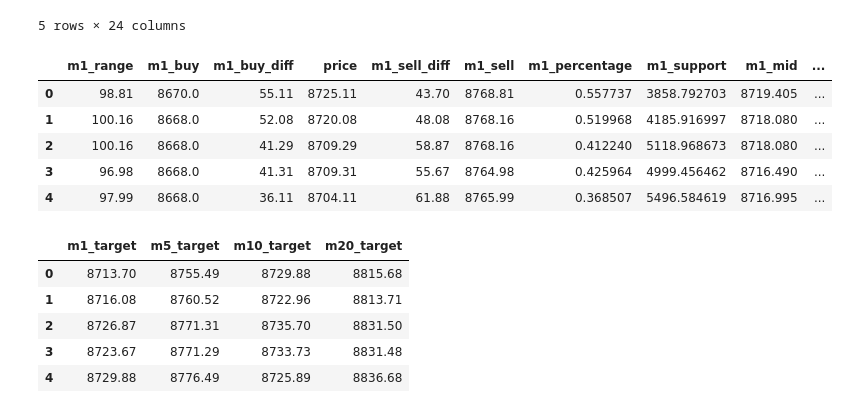
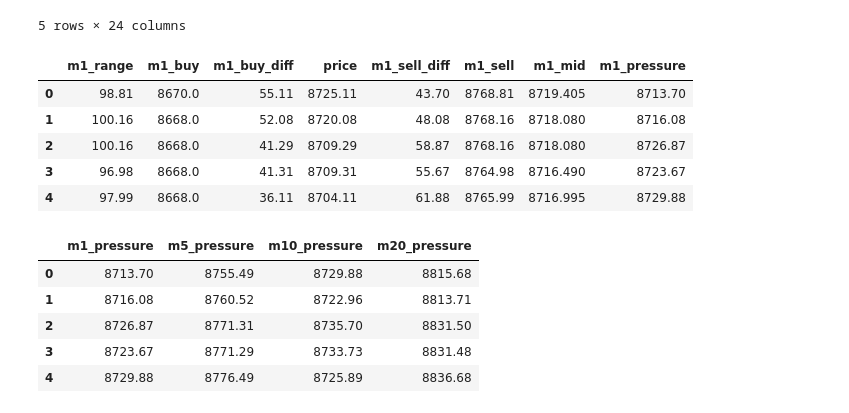
Before and after one commit to atomantic/bitcoin_orderbook_indicator, a Jupyter notebook: notebooks/main.ipynb, the cells around one changed output. Saved outputs shown, nothing was run; the diff lists cells and outputs as text; code cells hidden in the pictures.

Commit message:
using "pressure" instead of "target"

```diff
--- a/notebooks/main.ipynb
+++ b/notebooks/main.ipynb
@@ -77,23 +77,23 @@ for limit in limits:
     frame[limit+'_buy_diff'] = frame.price - frame[limit+'_buy']
     frame[limit+'_sell_diff'] = frame[limit+'_sell'] - frame.price
     frame[limit+'_range'] = frame[limit+'_sell'] - frame[limit+'_buy']
-    frame[limit+'_percentage'] = frame[limit+'_buy_diff'] / frame[limit+'_range']
-    frame[limit+'_support'] = frame.price * (1-frame[limit+'_percentage'])
+#     frame[limit+'_percentage'] = frame[limit+'_buy_diff'] / frame[limit+'_range']
+#     frame[limit+'_support'] = frame.price * (1-frame[limit+'_percentage'])
     frame[limit+'_mid'] = (frame[limit+'_buy'] + frame[limit+'_sell']) / 2
-    frame[limit+'_target'] = frame.price + frame[limit+'_sell_diff'] - frame[limit+'_buy_diff']
+    frame[limit+'_pressure'] = frame.price + frame[limit+'_sell_diff'] - frame[limit+'_buy_diff']
 # %%
-frame.filter(items=['m1_range','m1_buy','m1_buy_diff', 'price','m1_sell_diff', 'm1_sell', 'm1_percentage','m1_support', 'm1_mid', 'm1_target']).head(5)
+frame.filter(items=['m1_range','m1_buy','m1_buy_diff', 'price','m1_sell_diff', 'm1_sell', 'm1_mid', 'm1_pressure']).head(5)
 # %% [output]
-|  | m1_range | m1_buy | m1_buy_diff | price | m1_sell_diff | m1_sell | m1_percentage | m1_support | m1_mid | ... |
-| 0 | 98.81 | 8670.0 | 55.11 | 8725.11 | 43.70 | 8768.81 | 0.557737 | 3858.792703 | 8719.405 | ... |
-| 1 | 100.16 | 8668.0 | 52.08 | 8720.08 | 48.08 | 8768.16 | 0.519968 | 4185.916997 | 8718.080 | ... |
-| 2 | 100.16 | 8668.0 | 41.29 | 8709.29 | 58.87 | 8768.16 | 0.412240 | 5118.968673 | 8718.080 | ... |
-| 3 | 96.98 | 8668.0 | 41.31 | 8709.31 | 55.67 | 8764.98 | 0.425964 | 4999.456462 | 8716.490 | ... |
-| 4 | 97.99 | 8668.0 | 36.11 | 8704.11 | 61.88 | 8765.99 | 0.368507 | 5496.584619 | 8716.995 | ... |
+|  | m1_range | m1_buy | m1_buy_diff | price | m1_sell_diff | m1_sell | m1_mid | m1_pressure |
+| 0 | 98.81 | 8670.0 | 55.11 | 8725.11 | 43.70 | 8768.81 | 8719.405 | 8713.70 |
+| 1 | 100.16 | 8668.0 | 52.08 | 8720.08 | 48.08 | 8768.16 | 8718.080 | 8716.08 |
+| 2 | 100.16 | 8668.0 | 41.29 | 8709.29 | 58.87 | 8768.16 | 8718.080 | 8726.87 |
+| 3 | 96.98 | 8668.0 | 41.31 | 8709.31 | 55.67 | 8764.98 | 8716.490 | 8723.67 |
+| 4 | 97.99 | 8668.0 | 36.11 | 8704.11 | 61.88 | 8765.99 | 8716.995 | 8729.88 |
 # %%
-frame.filter(items=['m1_target','m5_target','m10_target','m20_target']).head(5)
+frame.filter(items=['m1_pressure','m5_pressure','m10_pressure','m20_pressure']).head(5)
 # %% [output]
-|  | m1_target | m5_target | m10_target | m20_target |
+|  | m1_pressure | m5_pressure | m10_pressure | m20_pressure |
 | 0 | 8713.70 | 8755.49 | 8729.88 | 8815.68 |
 | 1 | 8716.08 | 8760.52 | 8722.96 | 8813.71 |
 | 2 | 8726.87 | 8771.31 | 8735.70 | 8831.50 |
```
Also changed, not shown: parts of 2 cells of this notebook, 9 other files.
